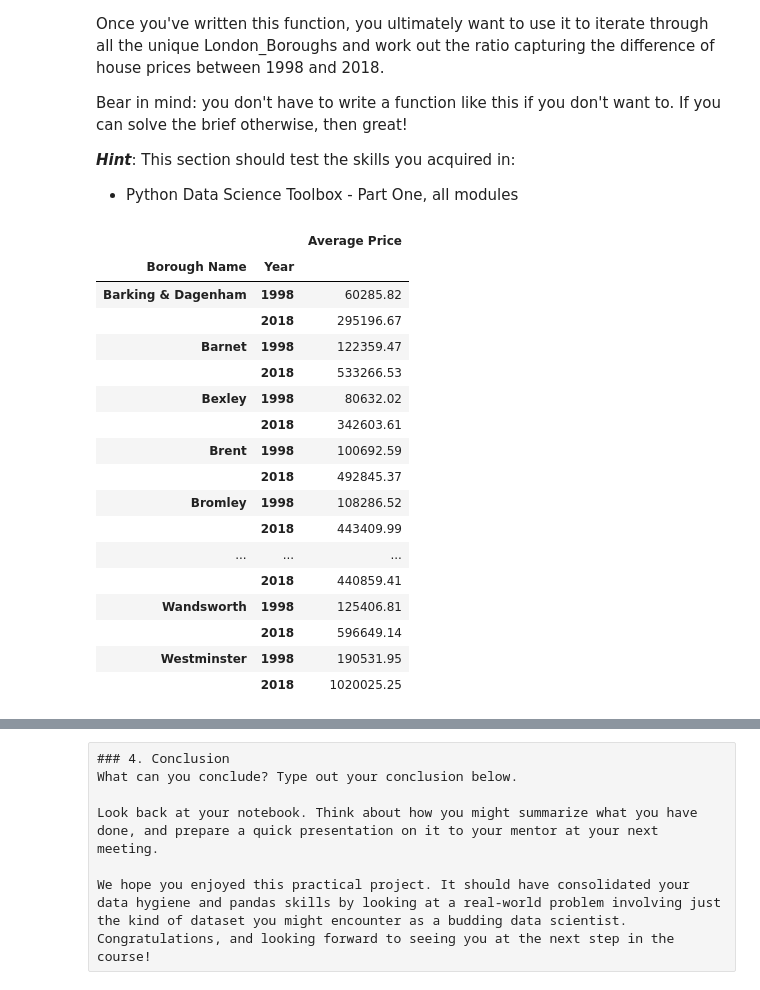
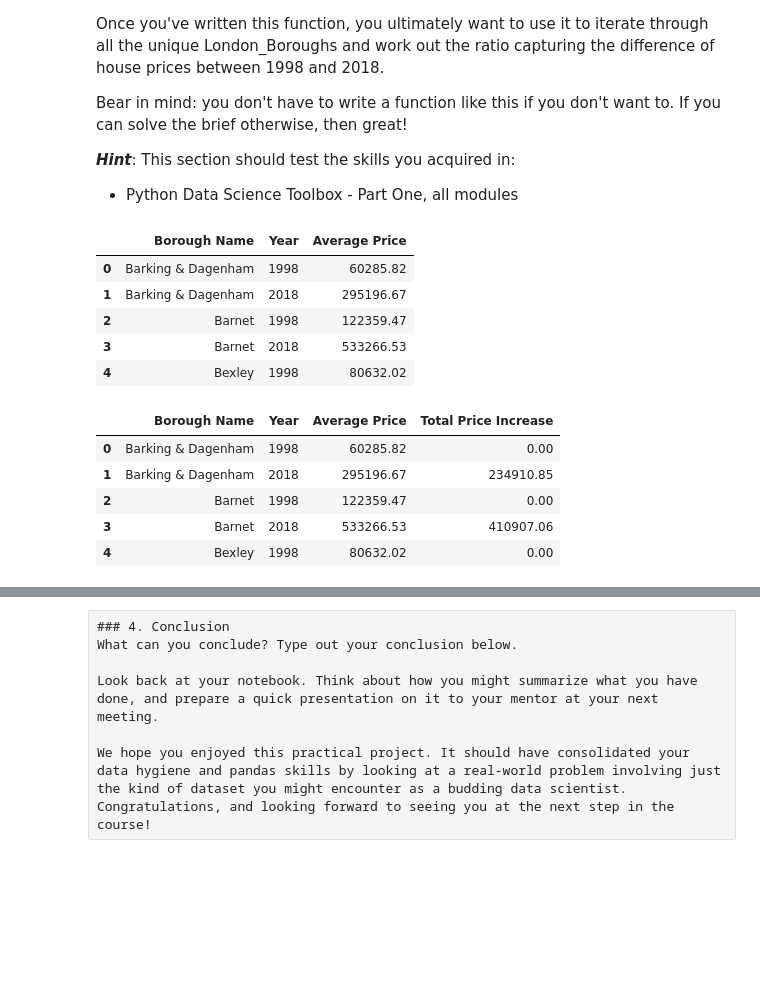
Before and after one commit to Vince-VC/Springboard, a Jupyter notebook: Case Study - London Housing- Tier 3.ipynb, the cells around one changed output, grey strips where cells are left out. Drawn from its saved outputs; the diff is of its cells as text; code cells hidden in the pictures; blank space fills up the shorter version.

```diff
--- a/Case Study - London Housing- Tier 3.ipynb
+++ b/Case Study - London Housing- Tier 3.ipynb
@@ -331,31 +331,28 @@ Bear in mind: you don't have to write a function like this if you don't want to.
 ***Hint***: This section should test the skills you acquired in:
 - Python Data Science Toolbox - Part One, all modules
 # %%
-#Calculate the average price per borough in 1998 and in 2018
+#Calculate the average price per borough in 1998 and in 2018 and reset index
 pd.options.display.float_format = '{:.2f}'.format
 Avg_Price_per_Year = properties_98_18.groupby(["Borough Name", "Year"])["Average Price"].mean()
+Avg_Price_per_Year = Avg_Price_per_Year.reset_index()
 pd.set_option('display.max_rows', None)
 Avg_PPY_DF = pd.DataFrame(Avg_Price_per_Year)
-Avg_PPY_DF
+Avg_PPY_DF.head()
 # %% [output]
-|  |  | Average Price |
-| Borough Name | Year |  |
-| Barking & Dagenham | 1998 | 60285.82 |
-|  | 2018 | 295196.67 |
-| Barnet | 1998 | 122359.47 |
-|  | 2018 | 533266.53 |
-| Bexley | 1998 | 80632.02 |
-|  | 2018 | 342603.61 |
-| Brent | 1998 | 100692.59 |
-|  | 2018 | 492845.37 |
-| Bromley | 1998 | 108286.52 |
-|  | 2018 | 443409.99 |
-| ... | ... | ... |
-|  | 2018 | 440859.41 |
-| Wandsworth | 1998 | 125406.81 |
-|  | 2018 | 596649.14 |
-| Westminster | 1998 | 190531.95 |
-|  | 2018 | 1020025.25 |
+|  | Borough Name | Year | Average Price |
+| 0 | Barking & Dagenham | 1998 | 60285.82 |
+| 1 | Barking & Dagenham | 2018 | 295196.67 |
+| 2 | Barnet | 1998 | 122359.47 |
+| 3 | Barnet | 2018 | 533266.53 |
+| 4 | Bexley | 1998 | 80632.02 |
 # %%
-#Calculate the difference between each borough's 2018 value and 1998 value to find the average price increase over that time
-Avg_Increase = Avg_PPY_DF.groupby(level=0)["Average Price"].diff().fillna(0)
+#Calculate the difference between each borough's 2018 value and 1998 value to find the total price increase over that time and create a new column with the result
+Avg_PPY_DF["Total Price Increase"] = Avg_PPY_DF.groupby("Borough Name")["Average Price"].diff().fillna(0)
+Avg_PPY_DF.head()
+# %% [output]
+|  | Borough Name | Year | Average Price | Total Price Increase |
+| 0 | Barking & Dagenham | 1998 | 60285.82 | 0.00 |
+| 1 | Barking & Dagenham | 2018 | 295196.67 | 234910.85 |
+| 2 | Barnet | 1998 | 122359.47 | 0.00 |
+| 3 | Barnet | 2018 | 533266.53 | 410907.06 |
+| 4 | Bexley | 1998 | 80632.02 | 0.00 |
```
Also changed, not shown: parts of 8 cells of this notebook.
